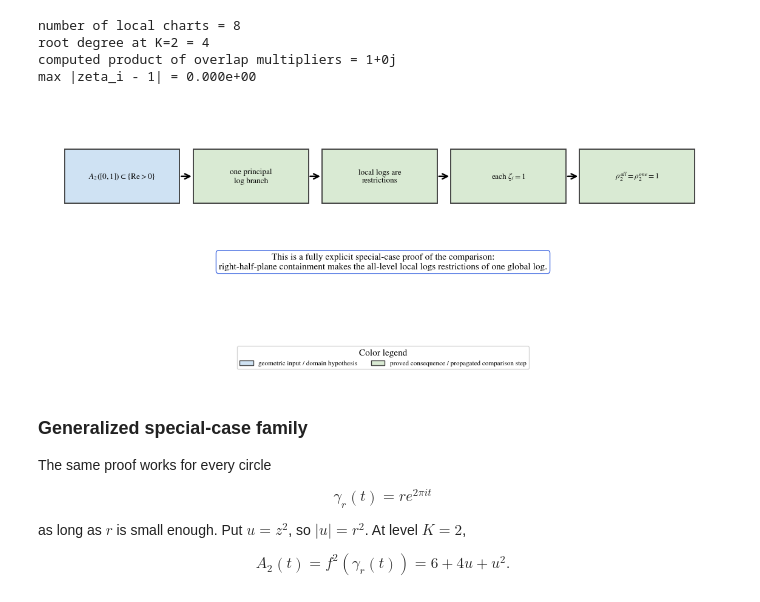
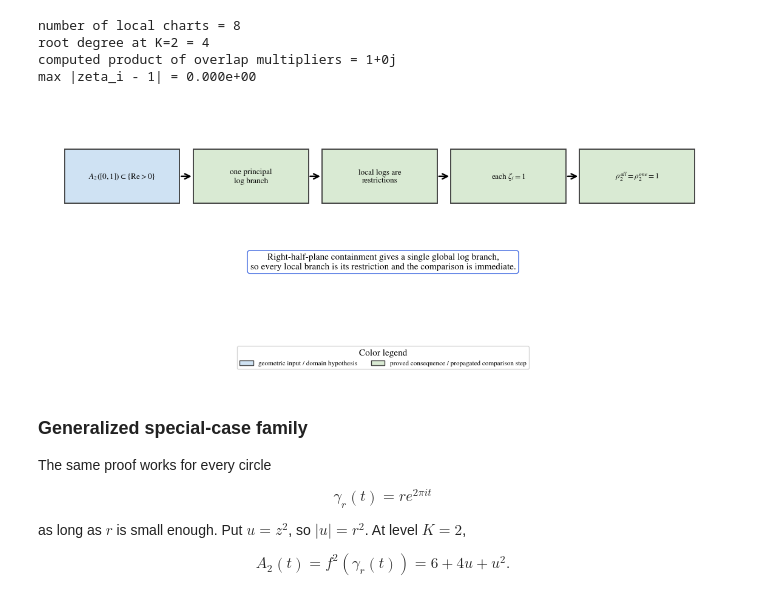
Before and after one commit to kirill-kondrashov/mlc, a Jupyter notebook: notebooks/plan08_chart_chain_monodromy_blocker.ipynb, the cells around one changed output. Cells and saved outputs as stored; diff of their text form; code cells hidden in the pictures.

```diff
--- a/notebooks/plan08_chart_chain_monodromy_blocker.ipynb
+++ b/notebooks/plan08_chart_chain_monodromy_blocker.ipynb
@@ -1377,34 +1377,34 @@ max |zeta_i - 1| = 0.000e+00
 # %%
 fig, ax = plt.subplots(figsize=(11.5, 4.6))
 ax.axis('off')
 
 proof_steps = [
     (r'$A_2([0,1])\subset\{\mathrm{Re}>0\}$', '#cfe2f3'),
     ('one principal\nlog branch', '#d9ead3'),
     ('local logs are\nrestrictions', '#d9ead3'),
     (r'each $\zeta_i=1$', '#d9ead3'),
     (r'$\rho_2^{all}=\rho_2^{one}=1$', '#d9ead3'),
 ]
 xs = np.linspace(0.03, 0.79, len(proof_steps))
 for (label, color), x in zip(proof_steps, xs):
     ax.add_patch(Rectangle((x, 0.58), 0.17, 0.24, fc=color, ec='0.25', lw=1.35))
     ax.text(x+0.085, 0.70, label, ha='center', va='center', fontsize=9.5)
 for x0, x1 in zip(xs[:-1], xs[1:]):
     ax.add_patch(FancyArrowPatch((x0+0.17, 0.70), (x1, 0.70), arrowstyle='->', mutation_scale=15, lw=1.8))
 ax.text(0.50, 0.29,
-        'This is a fully explicit special-case proof of the comparison:\nright-half-plane containment makes the all-level local logs restrictions of one global log.',
+        'Right-half-plane containment gives a single global log branch,\nso every local branch is its restriction and the comparison is immediate.',
         ha='center', bbox=dict(boxstyle='round', fc='white', ec='royalblue'))
 
 handles = [
     Rectangle((0, 0), 1, 1, fc='#cfe2f3', ec='0.25', label='geometric input / domain hypothesis'),
     Rectangle((0, 0), 1, 1, fc='#d9ead3', ec='0.25', label='proved consequence / propagated comparison step'),
 ]
 fig.legend(handles=handles, loc='lower center', bbox_to_anchor=(0.5, 0.02),
            ncol=2, frameon=True, fontsize=8, title='Color legend')
 plt.tight_layout(rect=[0, 0.12, 1, 1])
 plt.show()
 # %% [output]
-[figure, old version]
+[figure, new version]
 # %% [markdown]
 ### Generalized special-case family
 
```
Also changed, not shown: parts of 17 cells of this notebook.
